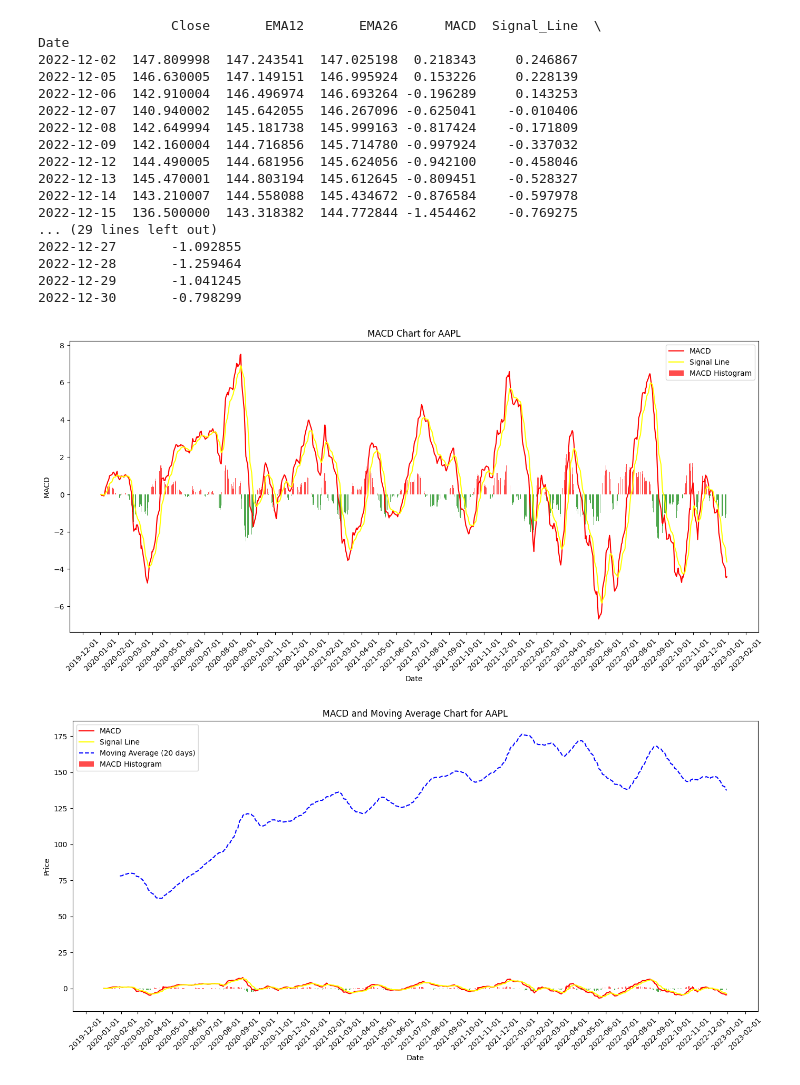
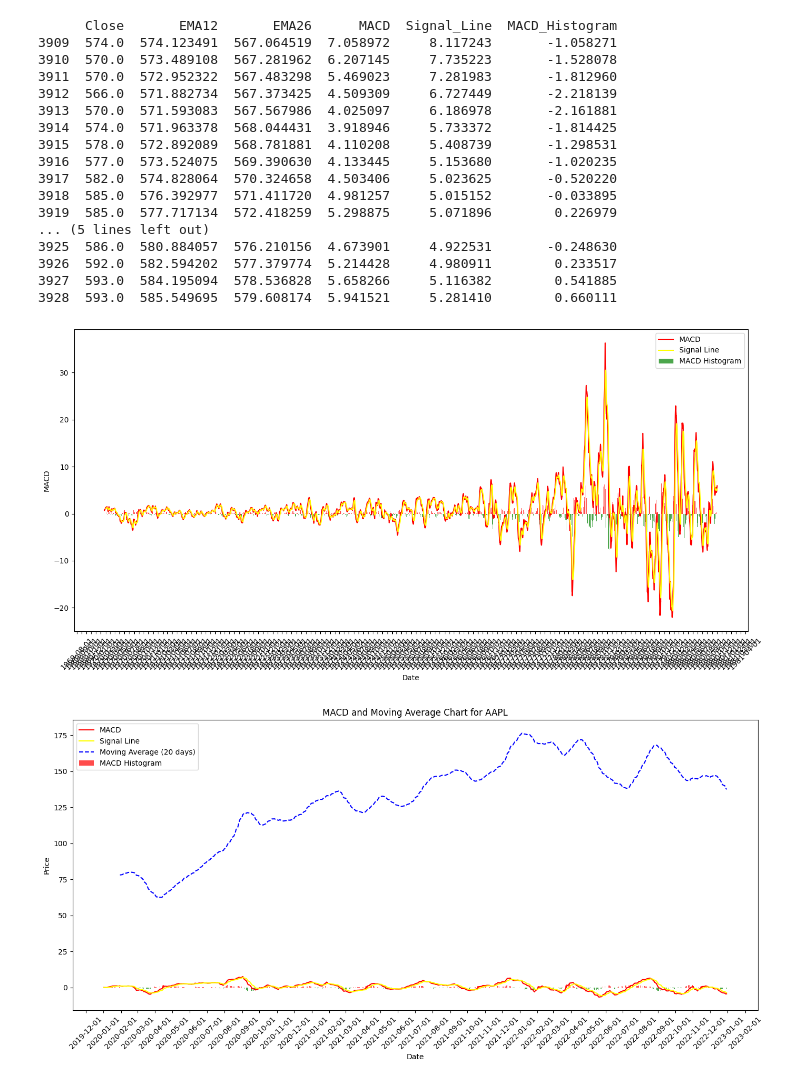
Before and after one commit to clarechou2024/clare_window, a Jupyter notebook: 0630test/test_macd.ipynb, the cells around one changed output. Saved outputs shown, nothing was run; the diff lists cells and outputs as text; code cells hidden in the pictures.

```diff
--- a/0630test/test_macd.ipynb
+++ b/0630test/test_macd.ipynb
@@ -18,67 +36,67 @@ def calculate_macd(df, short_window=12, long_window=26, signal_window=9):
     return df
 
 # 調用計算MACD指標的函數
-data = calculate_macd(data)
+data = calculate_macd(df)
 
 # 打印出計算後的數據，這裡只打印最後幾行
 print(data[['Close', 'EMA12', 'EMA26', 'MACD', 'Signal_Line', 'MACD_Histogram']].tail(20))
 
 data.to_csv('stocks.csv', index=False)
 # %% [output]
-                 Close       EMA12       EMA26      MACD  Signal_Line  \
-Date
-2022-12-02  147.809998  147.243541  147.025198  0.218343     0.246867
-2022-12-05  146.630005  147.149151  146.995924  0.153226     0.228139
-2022-12-06  142.910004  146.496974  146.693264 -0.196289     0.143253
-2022-12-07  140.940002  145.642055  146.267096 -0.625041    -0.010406
-2022-12-08  142.649994  145.181738  145.999163 -0.817424    -0.171809
-2022-12-09  142.160004  144.716856  145.714780 -0.997924    -0.337032
-2022-12-12  144.490005  144.681956  145.624056 -0.942100    -0.458046
-2022-12-13  145.470001  144.803194  145.612645 -0.809451    -0.528327
-2022-12-14  143.210007  144.558088  145.434672 -0.876584    -0.597978
-2022-12-15  136.500000  143.318382  144.772844 -1.454462    -0.769275
-... (29 lines left out)
-2022-12-27       -1.092855
-2022-12-28       -1.259464
-2022-12-29       -1.041245
-2022-12-30       -0.798299
+      Close       EMA12       EMA26      MACD  Signal_Line  MACD_Histogram
+3909  574.0  574.123491  567.064519  7.058972     8.117243       -1.058271
+3910  570.0  573.489108  567.281962  6.207145     7.735223       -1.528078
+3911  570.0  572.952322  567.483298  5.469023     7.281983       -1.812960
+3912  566.0  571.882734  567.373425  4.509309     6.727449       -2.218139
+3913  570.0  571.593083  567.567986  4.025097     6.186978       -2.161881
+3914  574.0  571.963378  568.044431  3.918946     5.733372       -1.814425
+3915  578.0  572.892089  568.781881  4.110208     5.408739       -1.298531
+3916  577.0  573.524075  569.390630  4.133445     5.153680       -1.020235
+3917  582.0  574.828064  570.324658  4.503406     5.023625       -0.520220
+3918  585.0  576.392977  571.411720  4.981257     5.015152       -0.033895
+3919  585.0  577.717134  572.418259  5.298875     5.071896        0.226979
+... (5 lines left out)
+3925  586.0  580.884057  576.210156  4.673901     4.922531       -0.248630
+3926  592.0  582.594202  577.379774  5.214428     4.980911        0.233517
+3927  593.0  584.195094  578.536828  5.658266     5.116382        0.541885
+3928  593.0  585.549695  579.608174  5.941521     5.281410        0.660111
 # %%
 #MACD
 import pandas as pd
 import numpy as np
 import matplotlib.pyplot as plt
 import matplotlib.dates as mdates
 import yfinance as yf  # 或者使用其他的金融資料源
 
 
 # 繪製MACD圖表
 plt.figure(figsize=(14, 7))
 
 # 繪製快速線（MACD line），紅色
 plt.plot(data.index, data['MACD'], color='red', label='MACD')
 
 # 繪製信號線（Signal line），黃色
-plt.plot(data.index, data['Signal_line'], color='yellow', label='Signal Line')
+plt.plot(data.index, data['Signal_Line'], color='yellow', label='Signal Line')
 
 # 繪製柱狀圖（Histogram），高為紅色，低為綠色
-plt.bar(data.index, data['MACD_hist'], width=0.7, color=np.where(data['MACD_hist'] >= 0, 'red', 'green'), alpha=0.7, label='MACD Histogram')
+plt.bar(data.index, data['MACD_Histogram'], width=0.7, color=np.where(data['MACD_Histogram'] >= 0, 'red', 'green'), alpha=0.7, label='MACD Histogram')
 
 # 添加圖表元素和標籤
-plt.title('MACD Chart for ' + ticker)
+
 plt.xlabel('Date')
 plt.ylabel('MACD')
 plt.legend()
 
 # 設置x軸為時間格式
 plt.gca().xaxis.set_major_formatter(mdates.DateFormatter('%Y-%m-%d'))
 plt.gca().xaxis.set_major_locator(mdates.MonthLocator())
 plt.xticks(rotation=45)
 
 # 顯示圖表
 plt.tight_layout()
 plt.show()
 # %% [output]
-[figure, old version]
+[figure, new version]
 # %%
 #MACD 與 MA
 
```
Also changed, not shown: parts of 1 cell of this notebook, 1 other file.
